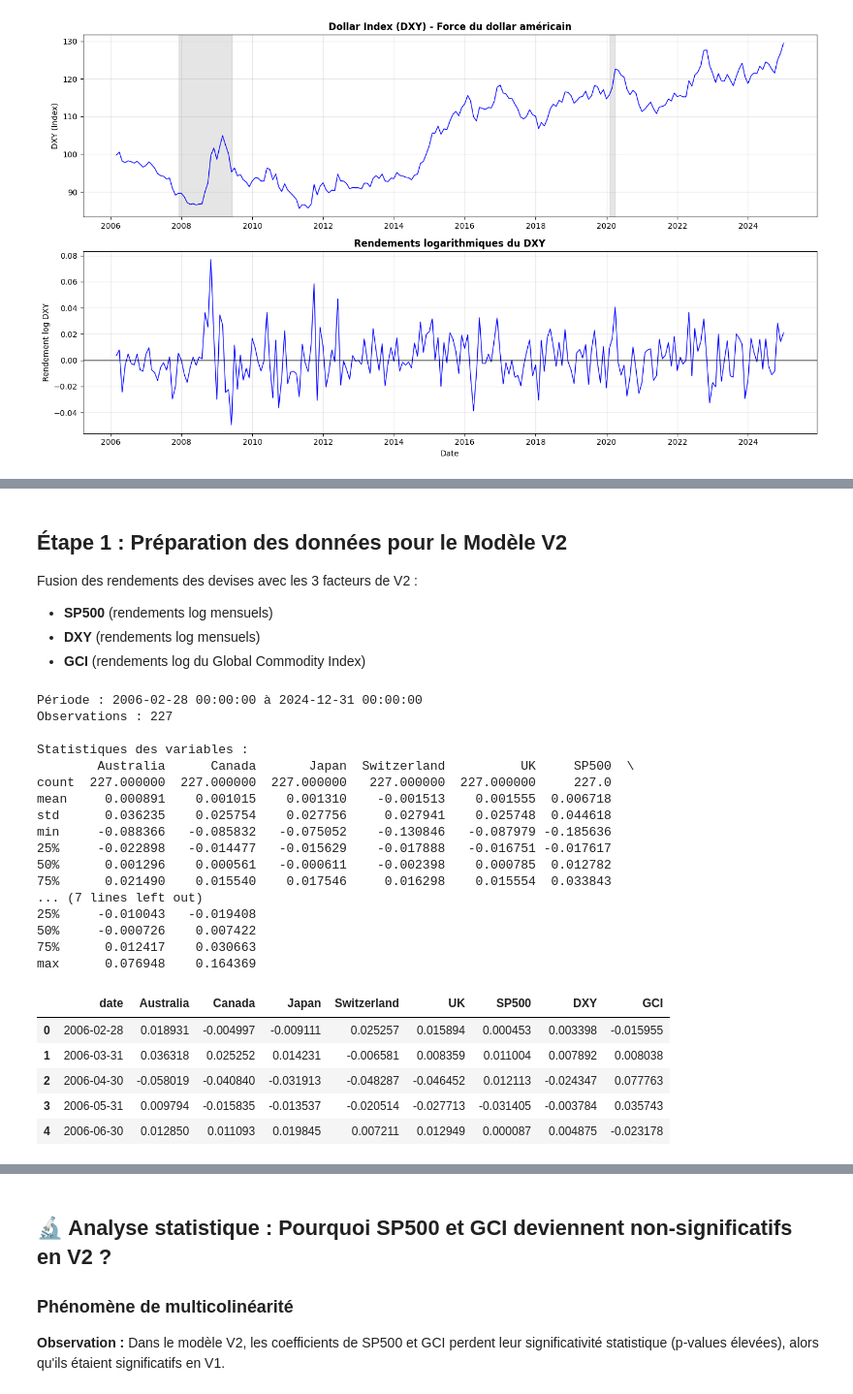
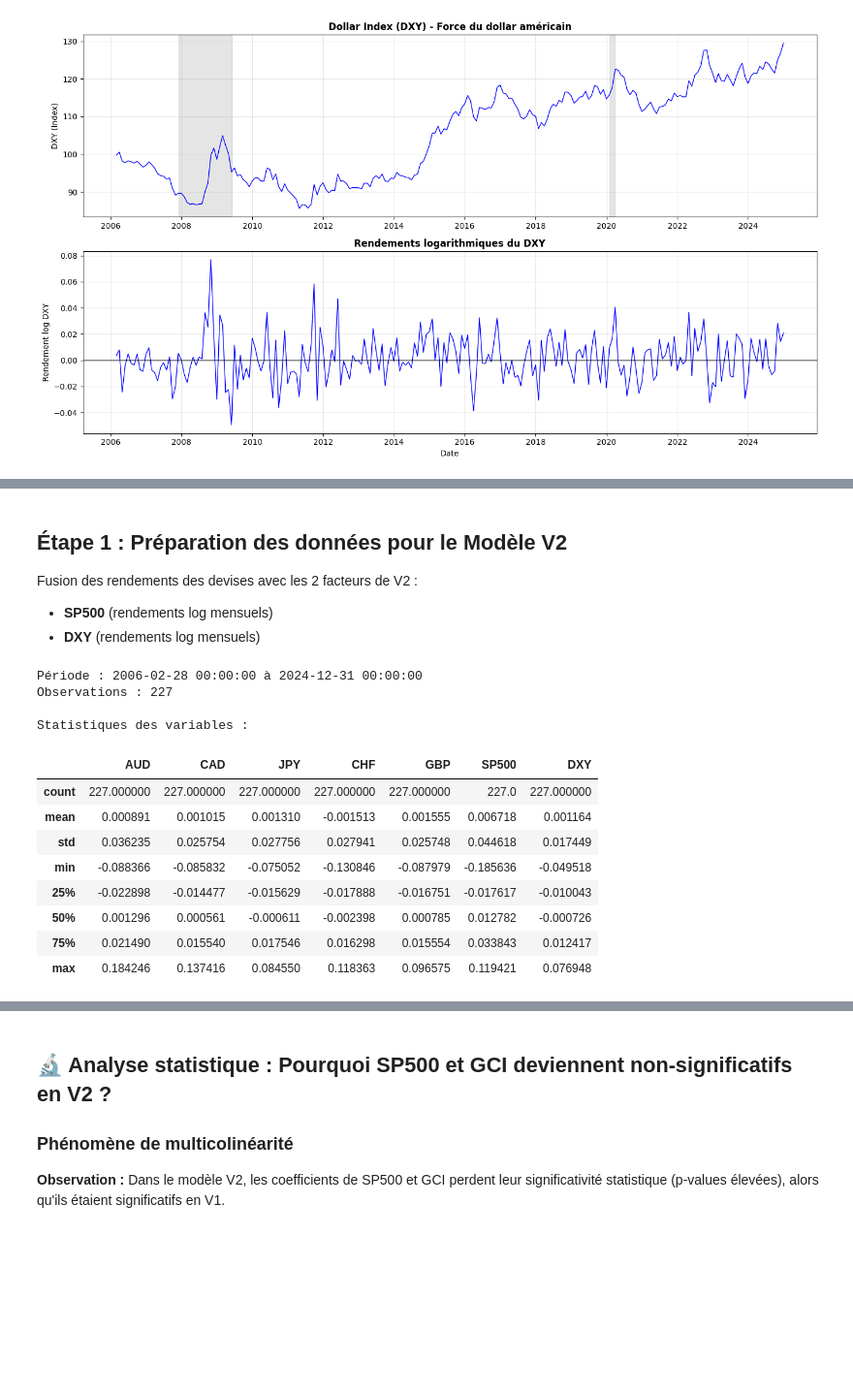
Before and after one commit to Lilas-Bertot/ETUDE-DE-CAS-2, a Jupyter notebook: Étude de cas 2.ipynb, the cells around one changed output, grey strips where cells are left out. Shown at 97% size. Cells and saved outputs as stored; diff of their text form; code cells hidden in the pictures; blank space fills up the shorter version.

```diff
--- a/Étude de cas 2.ipynb
+++ b/Étude de cas 2.ipynb
@@ -37,7 +37,7 @@ currencies
 | 5216 | 2024-12-31 | 1.616815 | 1.4400 | 157.37 | 0.9068 | 0.798658 |
 5217 rows × 6 columns
 # %%
-# Renommer colonnes
-currencies.columns = ['date', 'Australia', 'Canada', 'Japan', 'Switzerland', 'UK']
+# Renommer colonnes avec codes à 3 lettres
+currencies.columns = ['date', 'AUD', 'CAD', 'JPY', 'CHF', 'GBP']
 currencies
 # %% [output]
@@ -1698,58 +1688,42 @@ Créer un **nouveau modèle factoriel** plus performant en remplaçant :
 # %% [markdown]
 ## Étape 1 : Préparation des données pour le Modèle V2
 
-Fusion des rendements des devises avec les 3 facteurs de V2 :
+Fusion des rendements des devises avec les 2 facteurs de V2 :
 - **SP500** (rendements log mensuels)
 - **DXY** (rendements log mensuels)
-- **GCI** (rendements log du Global Commodity Index)
 # %%
-# Fusionner les rendements des devises avec SP500, DXY et GCI
+# Fusionner les rendements des devises avec SP500 et DXY
 regression_data_v2 = returns.merge(
     sp500_monthly[['date', 'sp500_return']], on='date', how='inner'
 ).merge(
     dxy_monthly[['date', 'dxy_return']], on='date', how='inner'
-).merge(
-    commodity_monthly[['date', 'commodity_return']], on='date', how='inner'
 )
 
 regression_data_v2 = regression_data_v2.rename(columns={
     'sp500_return': 'SP500',
-    'dxy_return': 'DXY',
-    'commodity_return': 'GCI'
+    'dxy_return': 'DXY'
 })
 
-currencies_list = ['Australia', 'Canada', 'Japan', 'Switzerland', 'UK']
+currencies_list = ['AUD', 'CAD', 'JPY', 'CHF', 'GBP']
 
 # Vérifier les données
 print(f"Période : {regression_data_v2['date'].min()} à {regression_data_v2['date'].max()}")
 print(f"Observations : {len(regression_data_v2)}")
 
 # Statistiques descriptives
 print("\nStatistiques des variables :")
-print(regression_data_v2[currencies_list + ['SP500', 'DXY', 'GCI']].describe())
-
-regression_data_v2.head()
+regression_data_v2[currencies_list + ['SP500', 'DXY']].describe()
 # %% [output]
 Période : 2006-02-28 00:00:00 à 2024-12-31 00:00:00
 Observations : 227
 
 Statistiques des variables :
-        Australia      Canada       Japan  Switzerland          UK     SP500  \
-count  227.000000  227.000000  227.000000   227.000000  227.000000     227.0
-mean     0.000891    0.001015    0.001310    -0.001513    0.001555  0.006718
-std      0.036235    0.025754    0.027756     0.027941    0.025748  0.044618
-min     -0.088366   -0.085832   -0.075052    -0.130846   -0.087979 -0.185636
-25%     -0.022898   -0.014477   -0.015629    -0.017888   -0.016751 -0.017617
-50%      0.001296    0.000561   -0.000611    -0.002398    0.000785  0.012782
-75%      0.021490    0.015540    0.017546     0.016298    0.015554  0.033843
-... (7 lines left out)
-25%     -0.010043   -0.019408
-50%     -0.000726    0.007422
-75%      0.012417    0.030663
-max      0.076948    0.164369
-|  | date | Australia | Canada | Japan | Switzerland | UK | SP500 | DXY | GCI |
-| 0 | 2006-02-28 | 0.018931 | -0.004997 | -0.009111 | 0.025257 | 0.015894 | 0.000453 | 0.003398 | -0.015955 |
-| 1 | 2006-03-31 | 0.036318 | 0.025252 | 0.014231 | -0.006581 | 0.008359 | 0.011004 | 0.007892 | 0.008038 |
-| 2 | 2006-04-30 | -0.058019 | -0.040840 | -0.031913 | -0.048287 | -0.046452 | 0.012113 | -0.024347 | 0.077763 |
-| 3 | 2006-05-31 | 0.009794 | -0.015835 | -0.013537 | -0.020514 | -0.027713 | -0.031405 | -0.003784 | 0.035743 |
-| 4 | 2006-06-30 | 0.012850 | 0.011093 | 0.019845 | 0.007211 | 0.012949 | 0.000087 | 0.004875 | -0.023178 |
+|  | AUD | CAD | JPY | CHF | GBP | SP500 | DXY |
+| count | 227.000000 | 227.000000 | 227.000000 | 227.000000 | 227.000000 | 227.0 | 227.000000 |
+| mean | 0.000891 | 0.001015 | 0.001310 | -0.001513 | 0.001555 | 0.006718 | 0.001164 |
+| std | 0.036235 | 0.025754 | 0.027756 | 0.027941 | 0.025748 | 0.044618 | 0.017449 |
+| min | -0.088366 | -0.085832 | -0.075052 | -0.130846 | -0.087979 | -0.185636 | -0.049518 |
+| 25% | -0.022898 | -0.014477 | -0.015629 | -0.017888 | -0.016751 | -0.017617 | -0.010043 |
+| 50% | 0.001296 | 0.000561 | -0.000611 | -0.002398 | 0.000785 | 0.012782 | -0.000726 |
+| 75% | 0.021490 | 0.015540 | 0.017546 | 0.016298 | 0.015554 | 0.033843 | 0.012417 |
+| max | 0.184246 | 0.137416 | 0.084550 | 0.118363 | 0.096575 | 0.119421 | 0.076948 |
```
Also changed, not shown: parts of 42 cells of this notebook.
